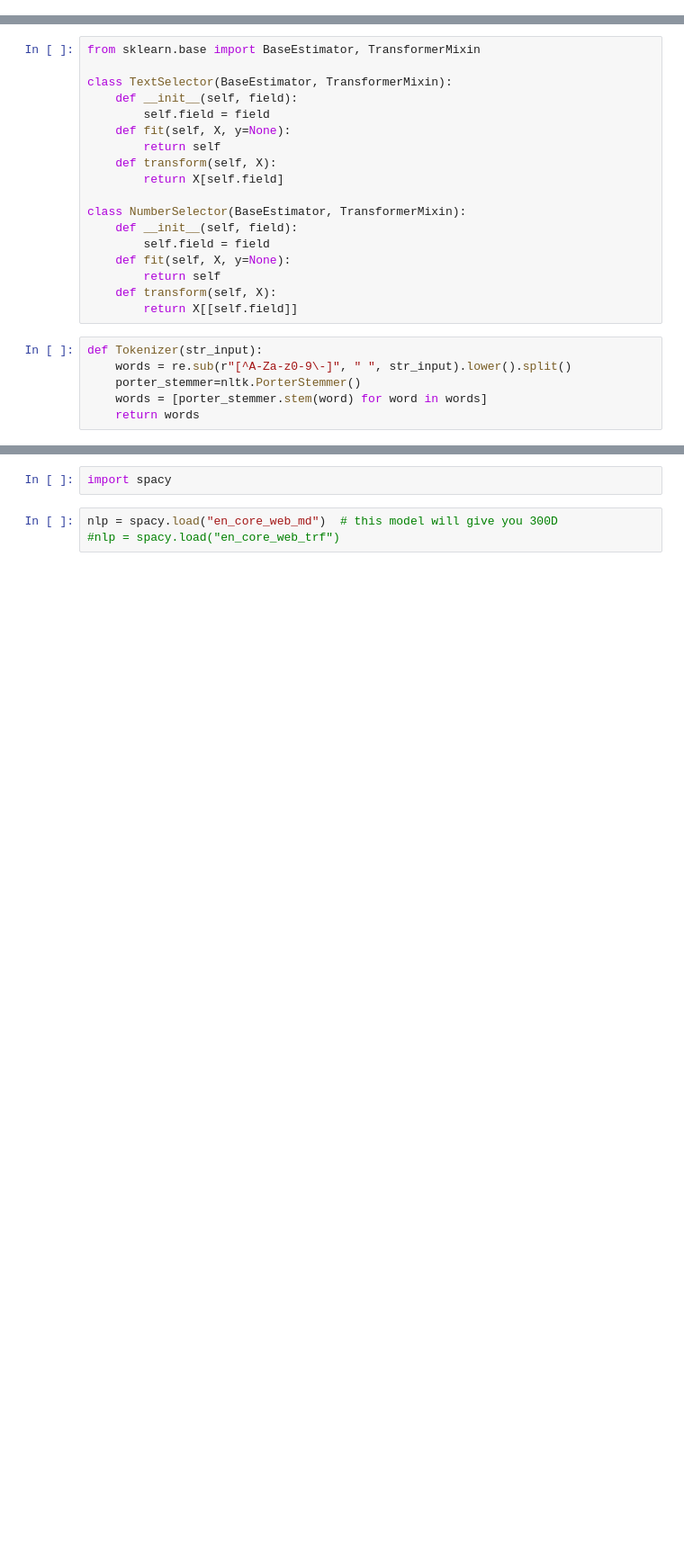
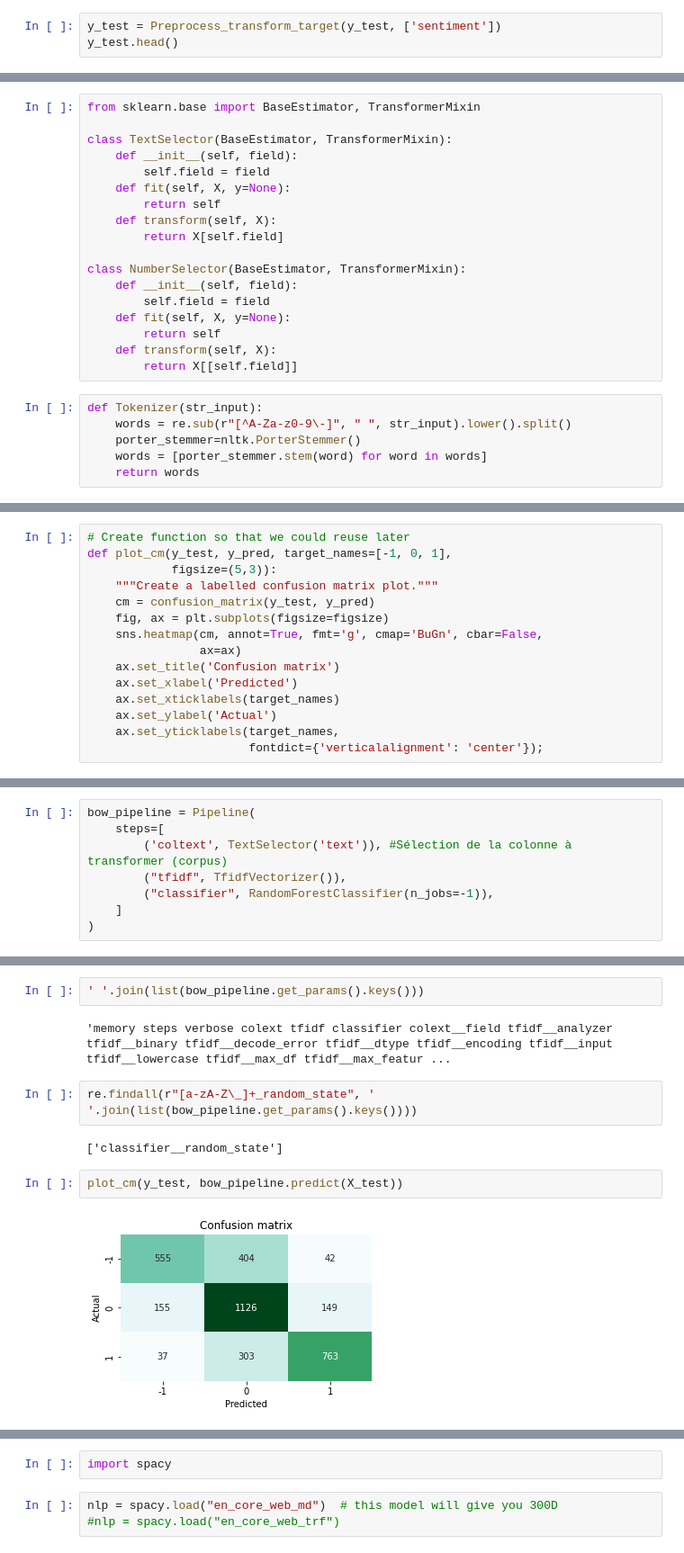
Before and after one commit to Fabien-DS/DSA_Sentiment, a Jupyter notebook: notebooks/Model_2.ipynb, the cells around one changed output, grey strips where cells are left out. Shown at 90% size. Cells and saved outputs as stored; diff of their text form; blank space fills up the shorter version.

```diff
--- a/notebooks/Model_2.ipynb
+++ b/notebooks/Model_2.ipynb
@@ -222,0 +274,3 @@ test = test.reset_index(drop=True)
+# %%
+y_test = Preprocess_transform_target(y_test, ['sentiment'])
+y_test.head()
@@ -270,0 +366,15 @@ y_test=test['sentiment'].apply(lambda x : transform_target(x))
+# %%
+# Create function so that we could reuse later
+def plot_cm(y_test, y_pred, target_names=[-1, 0, 1],
+            figsize=(5,3)):
+    """Create a labelled confusion matrix plot."""
+    cm = confusion_matrix(y_test, y_pred)
+    fig, ax = plt.subplots(figsize=figsize)
+    sns.heatmap(cm, annot=True, fmt='g', cmap='BuGn', cbar=False,
+                ax=ax)
+    ax.set_title('Confusion matrix')
+    ax.set_xlabel('Predicted')
+    ax.set_xticklabels(target_names)
+    ax.set_ylabel('Actual')
+    ax.set_yticklabels(target_names,
+                       fontdict={'verticalalignment': 'center'});
@@ -279,0 +583,8 @@ Name: sentiment, dtype: int64
+# %%
+bow_pipeline = Pipeline(
+    steps=[
+        ('coltext', TextSelector('text')), #Sélection de la colonne à transformer (corpus)
+        ("tfidf", TfidfVectorizer()),
+        ("classifier", RandomForestClassifier(n_jobs=-1)),
+    ]
+)
@@ -279,0 +628,12 @@ Name: sentiment, dtype: int64
+# %%
+' '.join(list(bow_pipeline.get_params().keys()))
+# %% [output]
+'memory steps verbose colext tfidf classifier colext__field tfidf__analyzer tfidf__binary tfidf__decode_error tfidf__dtype tfidf__encoding tfidf__input tfidf__lowercase tfidf__max_df tfidf__max_featur ...
+# %%
+re.findall(r"[a-zA-Z\_]+_random_state", ' '.join(list(bow_pipeline.get_params().keys())))
+# %% [output]
+['classifier__random_state']
+# %%
+plot_cm(y_test, bow_pipeline.predict(X_test))
+# %% [output]
+[figure, added]
```
Also changed, not shown: parts of 145 cells of this notebook, 7 other files.
